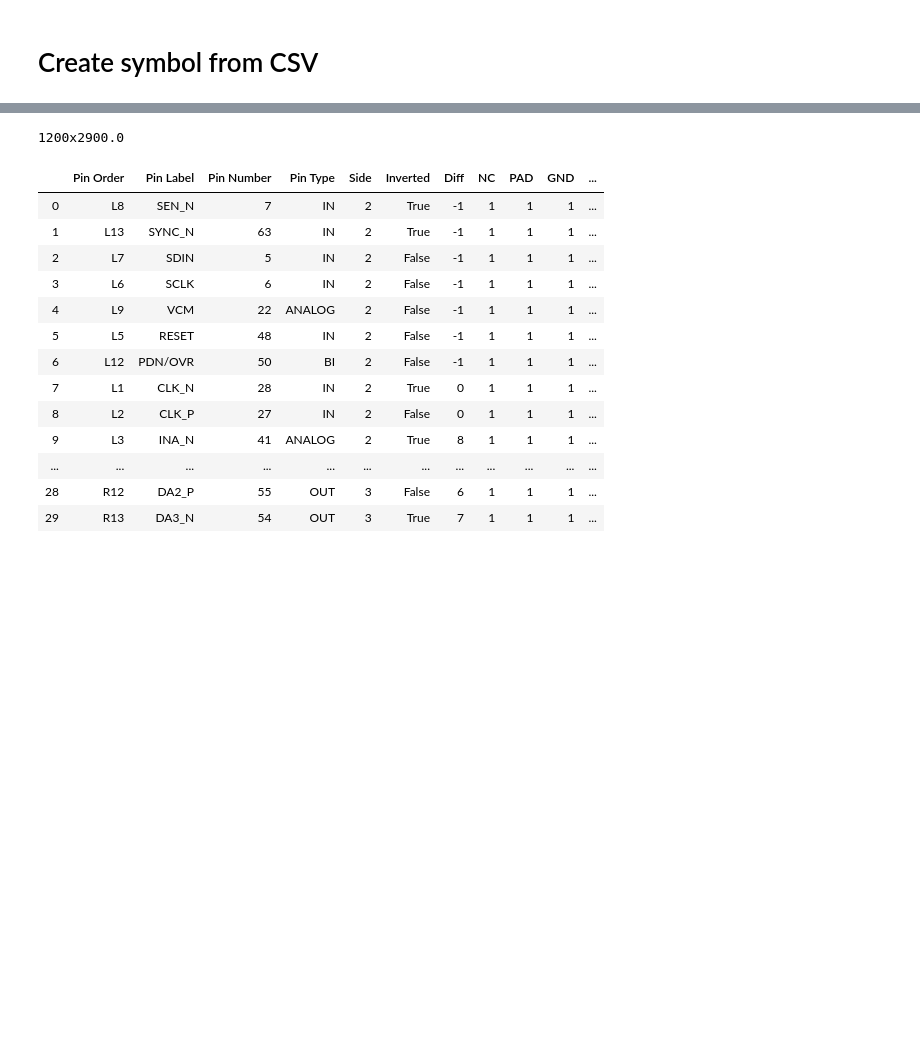
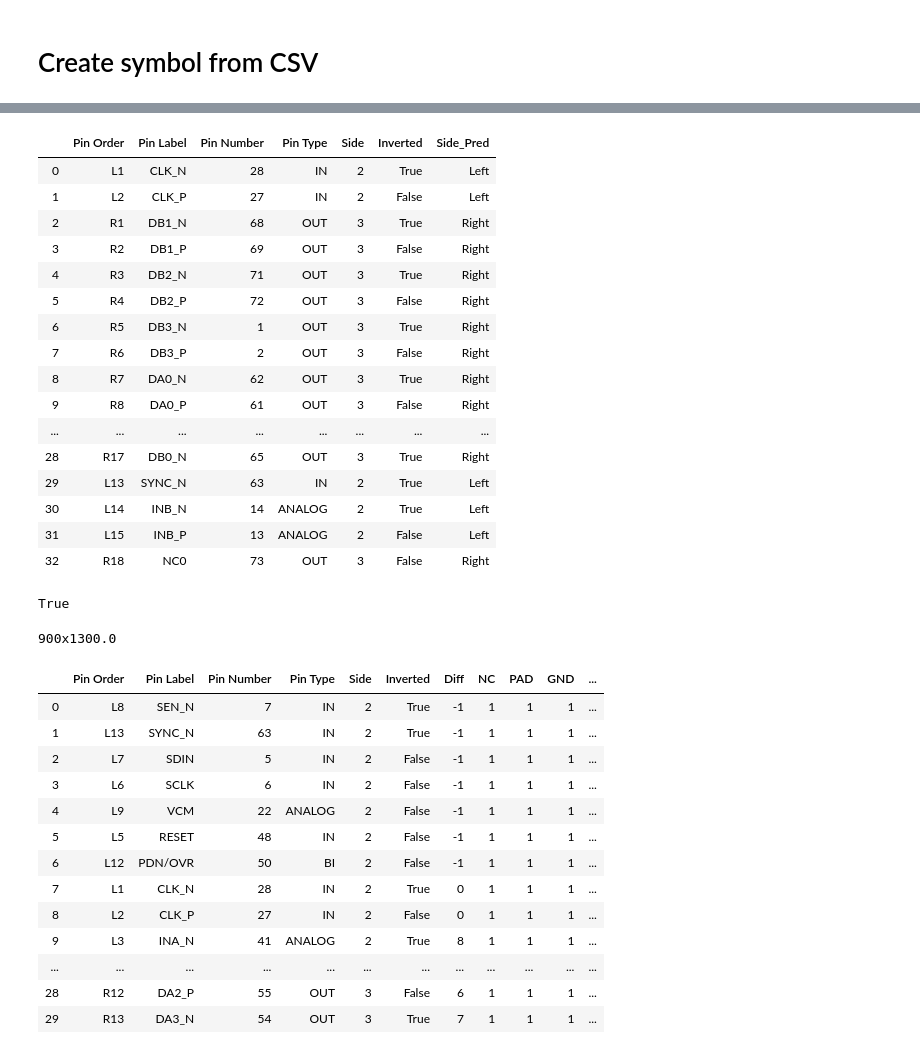
Before and after one commit to coffeenmusic/Symbol_Creator_Mentor_PADS, a Jupyter notebook: Symbol_Creator.ipynb, the cells around one changed output, grey strips where cells are left out. Drawn from its saved outputs; the diff is of its cells as text; code cells hidden in the pictures; blank space fills up the shorter version.

Commit message:
Added side & inverted predictions if cols don't exist in csv. Also, fixed symbol properties not exporting

```diff
--- a/Symbol_Creator.ipynb
+++ b/Symbol_Creator.ipynb
@@ -40,3 +40,5 @@ symbol_name = 'test_symbol'
 # %%
 csv_file = 'import.csv'
 csv = pd.read_csv(csv_file, delimiter=';')
+# %%
+creator = Symbol_Creator(out_dir=out_dir, out_symbol_name='export2')
@@ -43 +65,31 @@ csv = pd.read_csv(csv_file, delimiter=';')
+# %%
+test = csv.filter(['Pin Label', 'Pin Number', 'Pin Type'])
+# %%
+test_out = creator.predict_side_to_df(test, creator.default_cond_list)
+# %%
+csv['Side_Pred'] = test_out['Side'].values
+# %%
+csv
+# %% [output]
+|  | Pin Order | Pin Label | Pin Number | Pin Type | Side | Inverted | Side_Pred |
+| 0 | L1 | CLK_N | 28 | IN | 2 | True | Left |
+| 1 | L2 | CLK_P | 27 | IN | 2 | False | Left |
+| 2 | R1 | DB1_N | 68 | OUT | 3 | True | Right |
+| 3 | R2 | DB1_P | 69 | OUT | 3 | False | Right |
+| 4 | R3 | DB2_N | 71 | OUT | 3 | True | Right |
+| 5 | R4 | DB2_P | 72 | OUT | 3 | False | Right |
+| 6 | R5 | DB3_N | 1 | OUT | 3 | True | Right |
+| 7 | R6 | DB3_P | 2 | OUT | 3 | False | Right |
+| 8 | R7 | DA0_N | 62 | OUT | 3 | True | Right |
+| 9 | R8 | DA0_P | 61 | OUT | 3 | False | Right |
+| ... | ... | ... | ... | ... | ... | ... | ... |
+| 28 | R17 | DB0_N | 65 | OUT | 3 | True | Right |
+| 29 | L13 | SYNC_N | 63 | IN | 2 | True | Left |
+| 30 | L14 | INB_N | 14 | ANALOG | 2 | True | Left |
+| 31 | L15 | INB_P | 13 | ANALOG | 2 | False | Left |
+| 32 | R18 | NC0 | 73 | OUT | 3 | False | Right |
+# %%
+'' in 'test3'
+# %% [output]
+True
 # %%
@@ -47,9 +99,9 @@ def get_bus_signals(df):
 # %%
-creator = Symbol_Creator(out_dir=out_dir)
+creator = Symbol_Creator(out_dir=out_dir, out_symbol_name='export2')
 creator.symbol_from_csv(csv_file, symbol_name)
 creator.export_symbol()
 # %% [output]
-1200x2900.0
+900x1300.0
 # %%
 w = creator.estimate_box_width(list(csv['Pin Label'].values))
 csv = creator.get_diff_pairs(csv)
```
Also changed, not shown: parts of 8 cells of this notebook, 2 other files.
